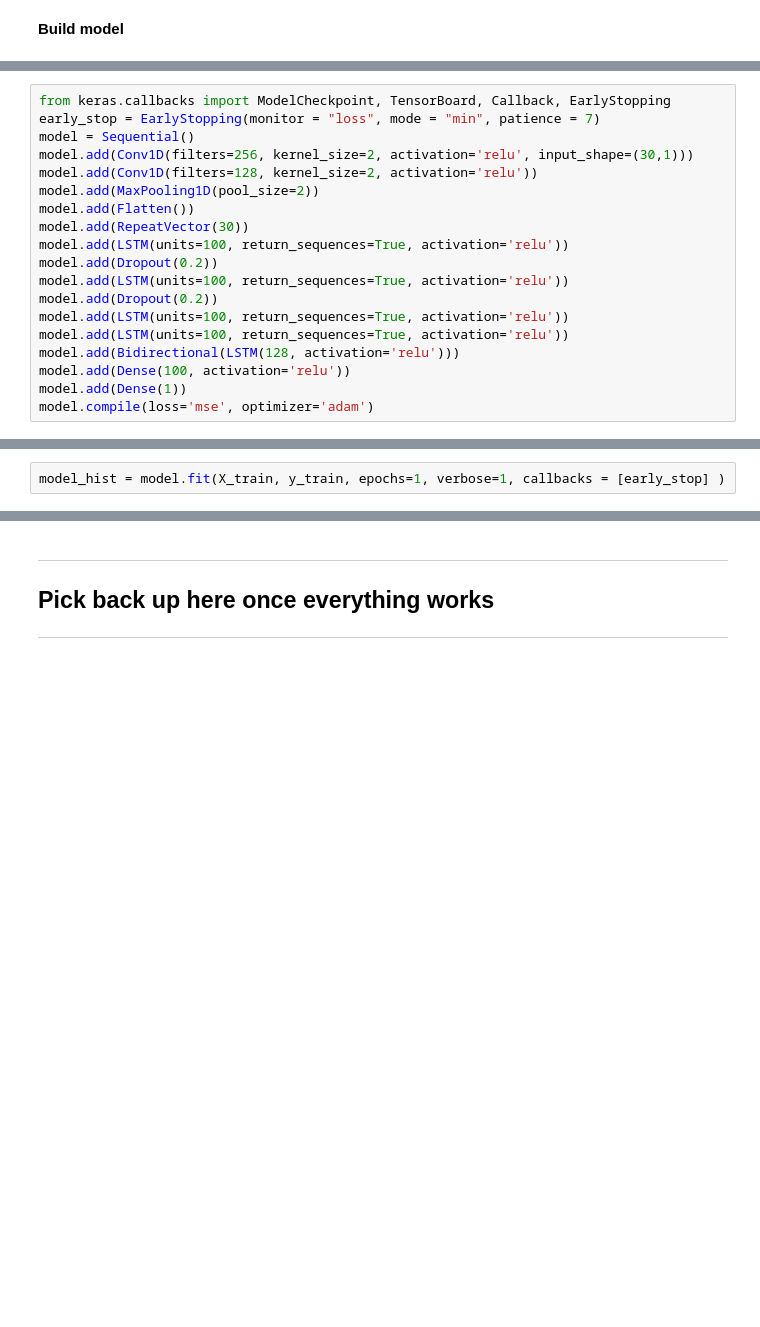
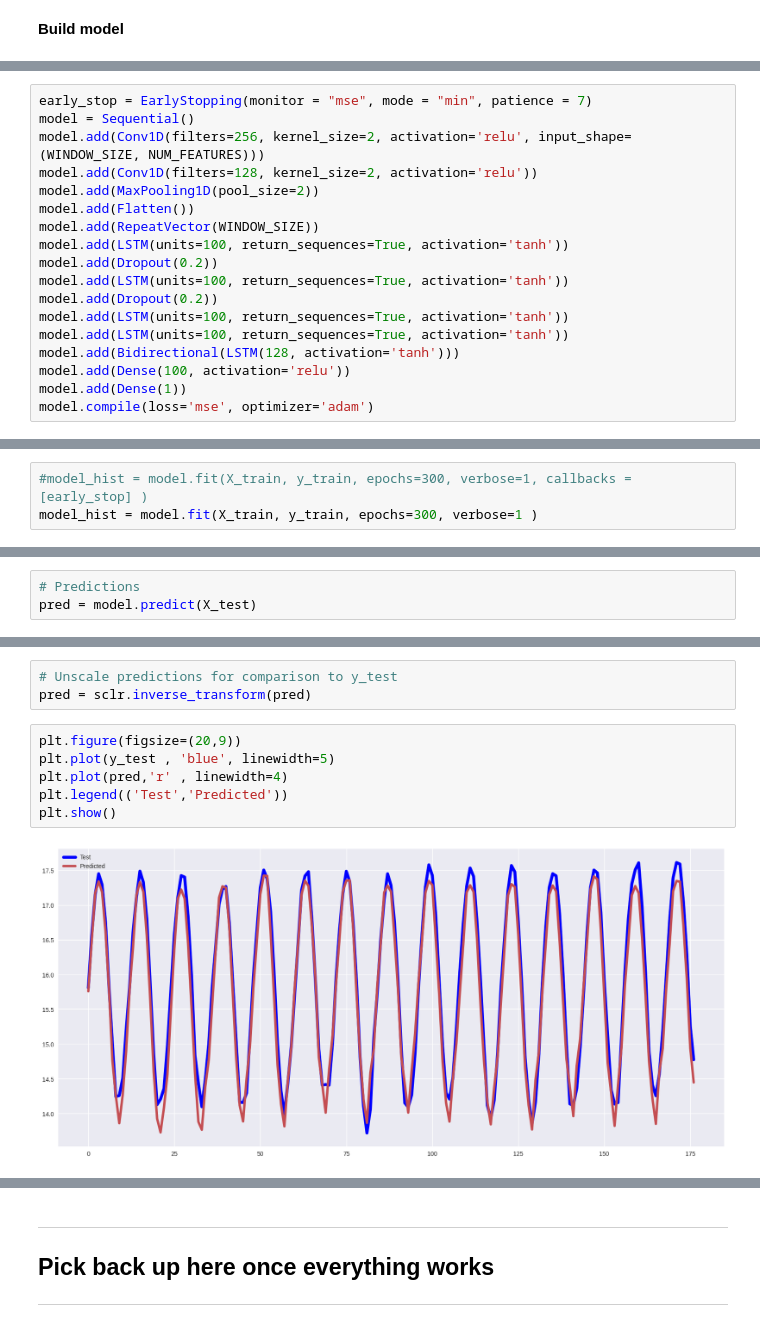
Before and after one commit to kentbutler/climate-data-model, a Jupyter notebook: src/Project_Initial_GroupH.ipynb, the cells around one changed output, grey strips where cells are left out. Cells and saved outputs as stored; diff of their text form; blank space fills up the shorter version.

Commit message:
Checkpoint - multivariate LSTM working, MSE .05

```diff
--- a/src/Project_Initial_GroupH.ipynb
+++ b/src/Project_Initial_GroupH.ipynb
@@ -389,19 +429,18 @@ X_train, y_train: (534, 30, 4), (534,)
 # %%
-from keras.callbacks import ModelCheckpoint, TensorBoard, Callback, EarlyStopping
-early_stop = EarlyStopping(monitor = "loss", mode = "min", patience = 7)
+early_stop = EarlyStopping(monitor = "mse", mode = "min", patience = 7)
 model = Sequential()
-model.add(Conv1D(filters=256, kernel_size=2, activation='relu', input_shape=(30,1)))
+model.add(Conv1D(filters=256, kernel_size=2, activation='relu', input_shape=(WINDOW_SIZE, NUM_FEATURES)))
 model.add(Conv1D(filters=128, kernel_size=2, activation='relu'))
 model.add(MaxPooling1D(pool_size=2))
 model.add(Flatten())
-model.add(RepeatVector(30))
-model.add(LSTM(units=100, return_sequences=True, activation='relu'))
+model.add(RepeatVector(WINDOW_SIZE))
+model.add(LSTM(units=100, return_sequences=True, activation='tanh'))
 model.add(Dropout(0.2))
-model.add(LSTM(units=100, return_sequences=True, activation='relu'))
+model.add(LSTM(units=100, return_sequences=True, activation='tanh'))
 model.add(Dropout(0.2))
-model.add(LSTM(units=100, return_sequences=True, activation='relu'))
-model.add(LSTM(units=100, return_sequences=True, activation='relu'))
-model.add(Bidirectional(LSTM(128, activation='relu')))
+model.add(LSTM(units=100, return_sequences=True, activation='tanh'))
+model.add(LSTM(units=100, return_sequences=True, activation='tanh'))
+model.add(Bidirectional(LSTM(128, activation='tanh')))
 model.add(Dense(100, activation='relu'))
 model.add(Dense(1))
 model.compile(loss='mse', optimizer='adam')
@@ -420,3 +447,4 @@ X_train.shape
 # %%
-model_hist = model.fit(X_train, y_train, epochs=1, verbose=1, callbacks = [early_stop] )
+#model_hist = model.fit(X_train, y_train, epochs=300, verbose=1, callbacks = [early_stop] )
+model_hist = model.fit(X_train, y_train, epochs=300, verbose=1 )
 # %% [output]
@@ -423,0 +468,3 @@ ValueError: ignored
+# %%
+# Predictions
+pred = model.predict(X_test)
@@ -423,0 +473,11 @@ ValueError: ignored
+# %%
+# Unscale predictions for comparison to y_test
+pred = sclr.inverse_transform(pred)
+# %%
+plt.figure(figsize=(20,9))
+plt.plot(y_test , 'blue', linewidth=5)
+plt.plot(pred,'r' , linewidth=4)
+plt.legend(('Test','Predicted'))
+plt.show()
+# %% [output]
+[figure, added]
```
Also changed, not shown: parts of 69 cells of this notebook, 1 other file.
